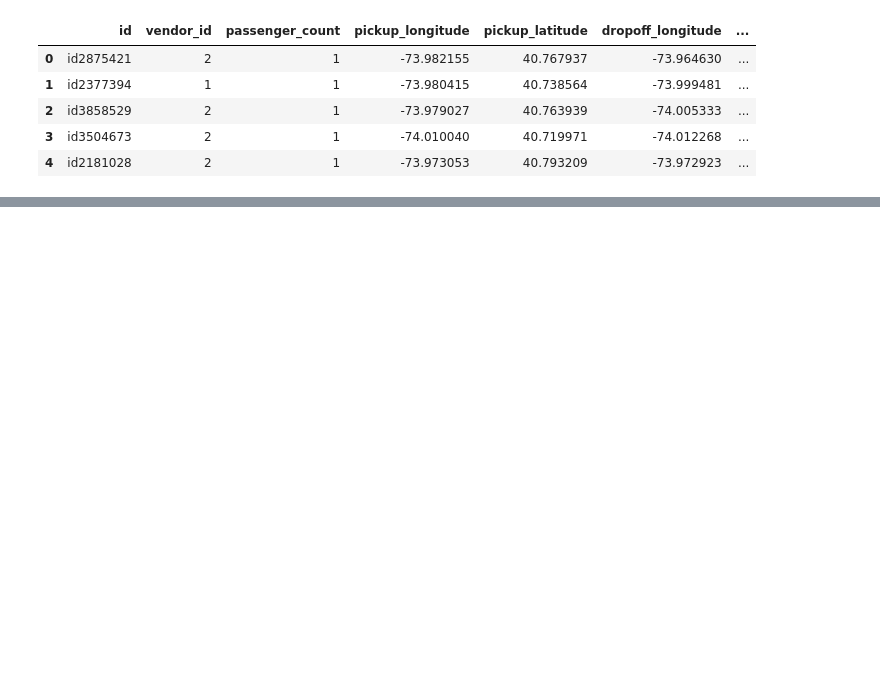
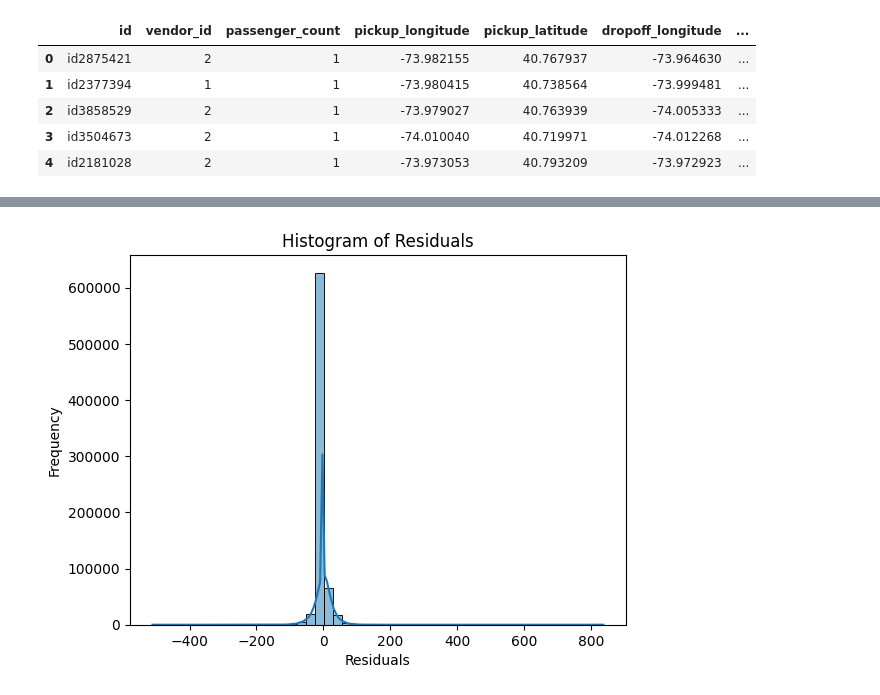
Before and after one commit to denizgezerli/nyc_taxi_trip_duration, a Jupyter notebook: notebooks/analysis.ipynb, the cells around one changed output, grey strips where cells are left out. Drawn from its saved outputs; the diff is of its cells as text; code cells hidden in the pictures; blank space fills up the shorter version.

```diff
--- a/notebooks/analysis.ipynb
+++ b/notebooks/analysis.ipynb
@@ -234,0 +268,12 @@ plt.show()
+# %%
+import seaborn as sns
+import matplotlib.pyplot as plt
+
+# Adjust the number of bins to make the histogram more readable
+sns.histplot(residuals, bins=50, kde=True)
+plt.xlabel('Residuals')
+plt.ylabel('Frequency')
+plt.title('Histogram of Residuals')
+plt.show()
+# %% [output]
+[figure, added]
```
Also changed, not shown: parts of 10 cells of this notebook.
